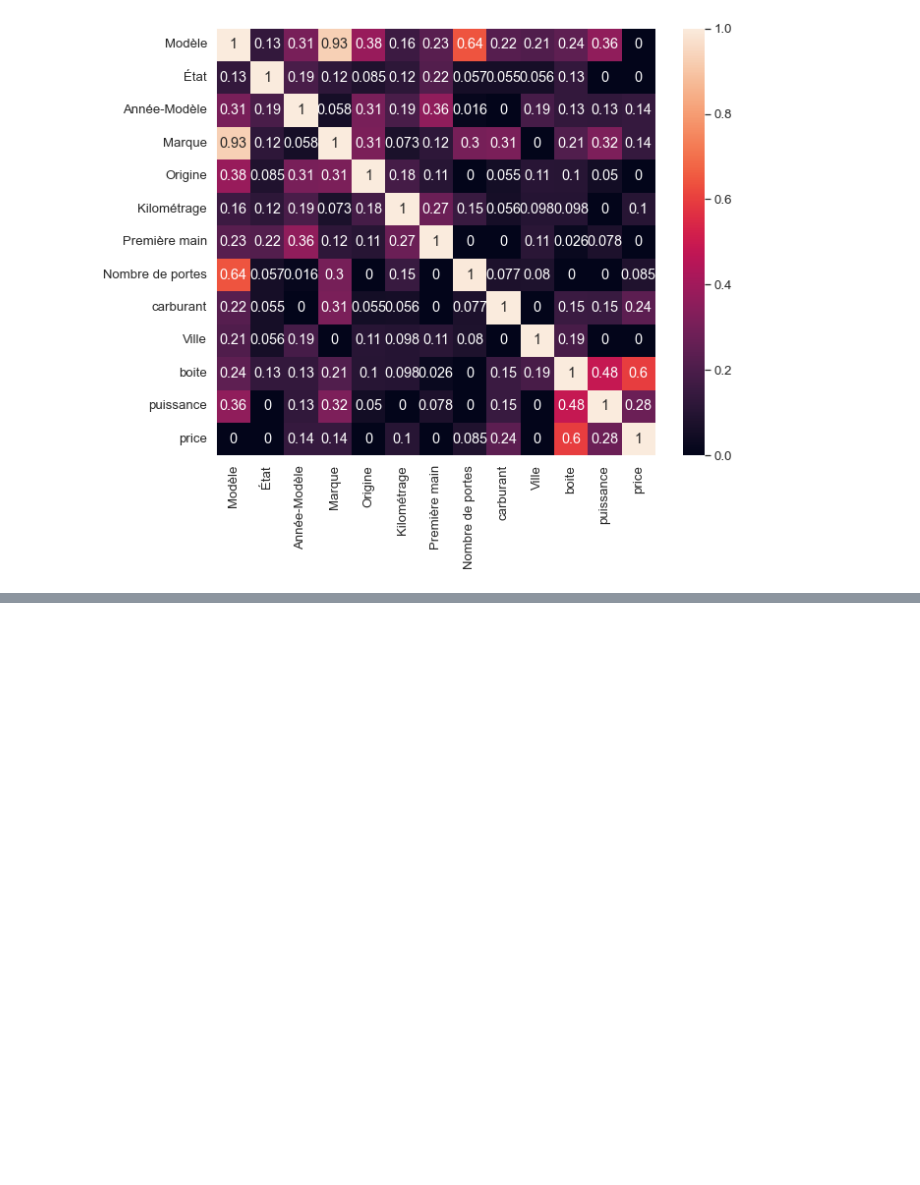
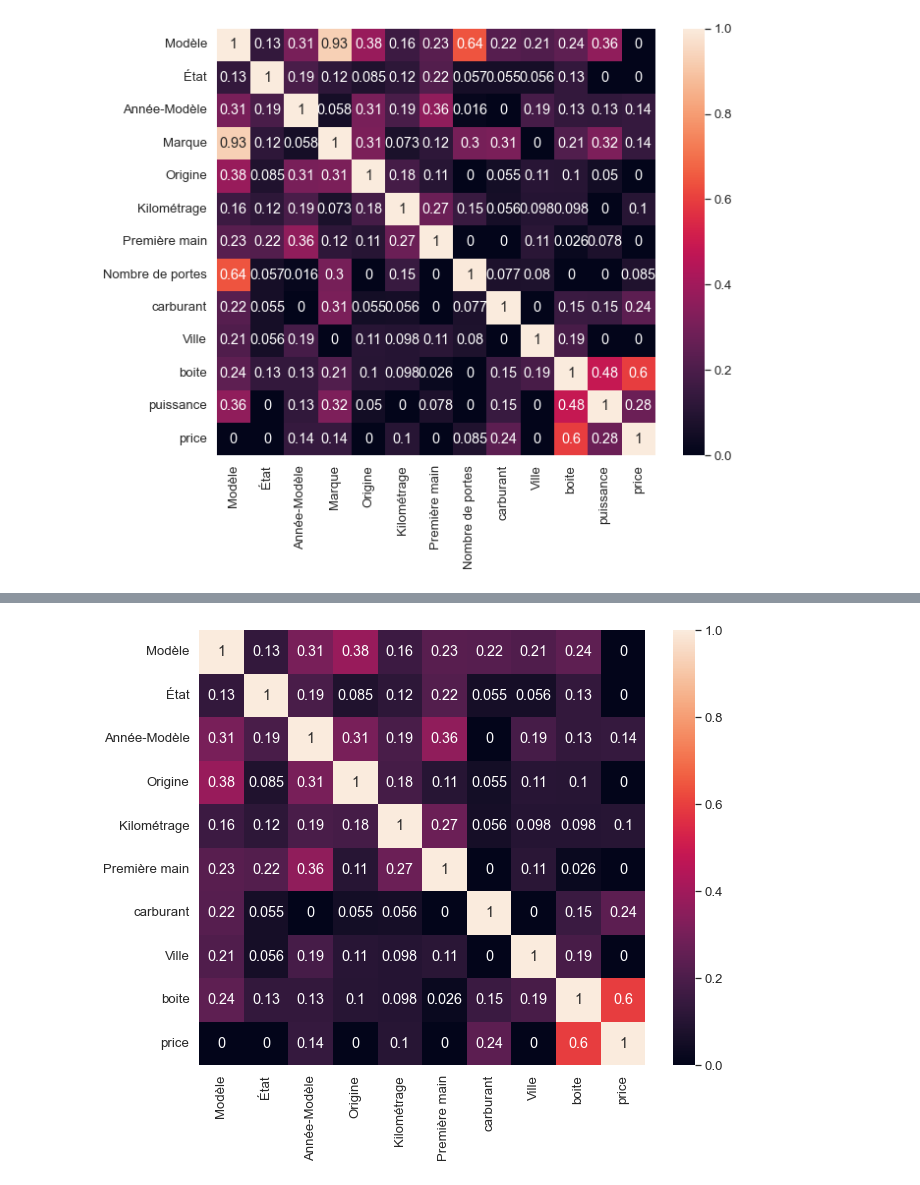
Before and after one commit to joyboy129/statistiques, a Jupyter notebook: 2ndpart.ipynb, the cells around one changed output, grey strips where cells are left out. Saved outputs shown, nothing was run; the diff lists cells and outputs as text; code cells hidden in the pictures; blank space fills up the shorter version.

```diff
--- a/2ndpart.ipynb
+++ b/2ndpart.ipynb
@@ -73,0 +56,15 @@ plt.show()
+# %%
+data = data.drop(['Marque','Nombre de portes','puissance'], axis=1)
+corr_matrix = np.zeros((len(data.columns), len(data.columns)))
+for i, col1 in enumerate(data.columns):
+    for j, col2 in enumerate(data.columns):
+        confusion_matrix = pd.crosstab(data[col1], data[col2])
+        corr_matrix[i, j] = cramers_v(confusion_matrix.values)
+
+# plot heatmap
+plt.figure(figsize=(10, 8))
+sns.set(font_scale=1.2)
+sns.heatmap(corr_matrix, annot=True, xticklabels=data.columns, yticklabels=data.columns)
+plt.show()
+# %% [output]
+[figure, added]
```
Also changed, not shown: parts of 33 cells of this notebook, 1 other file.
